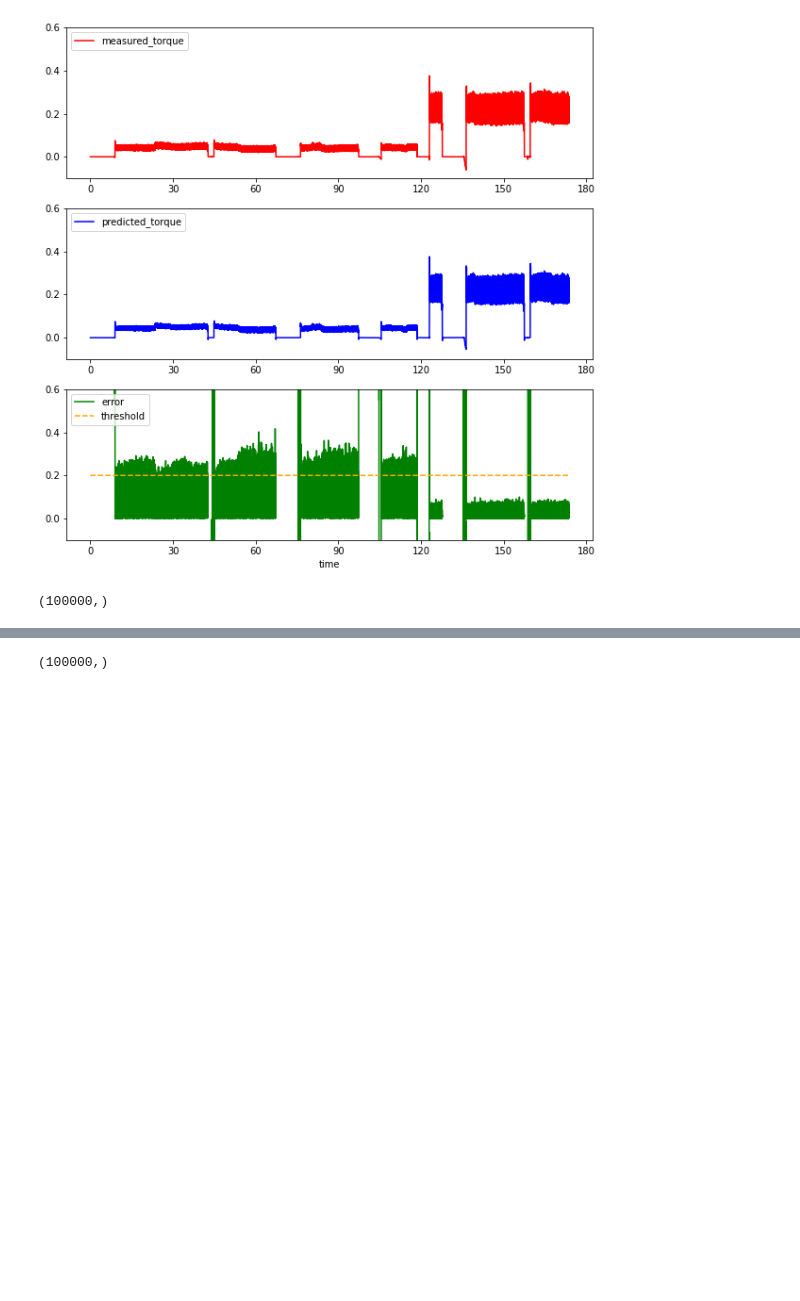
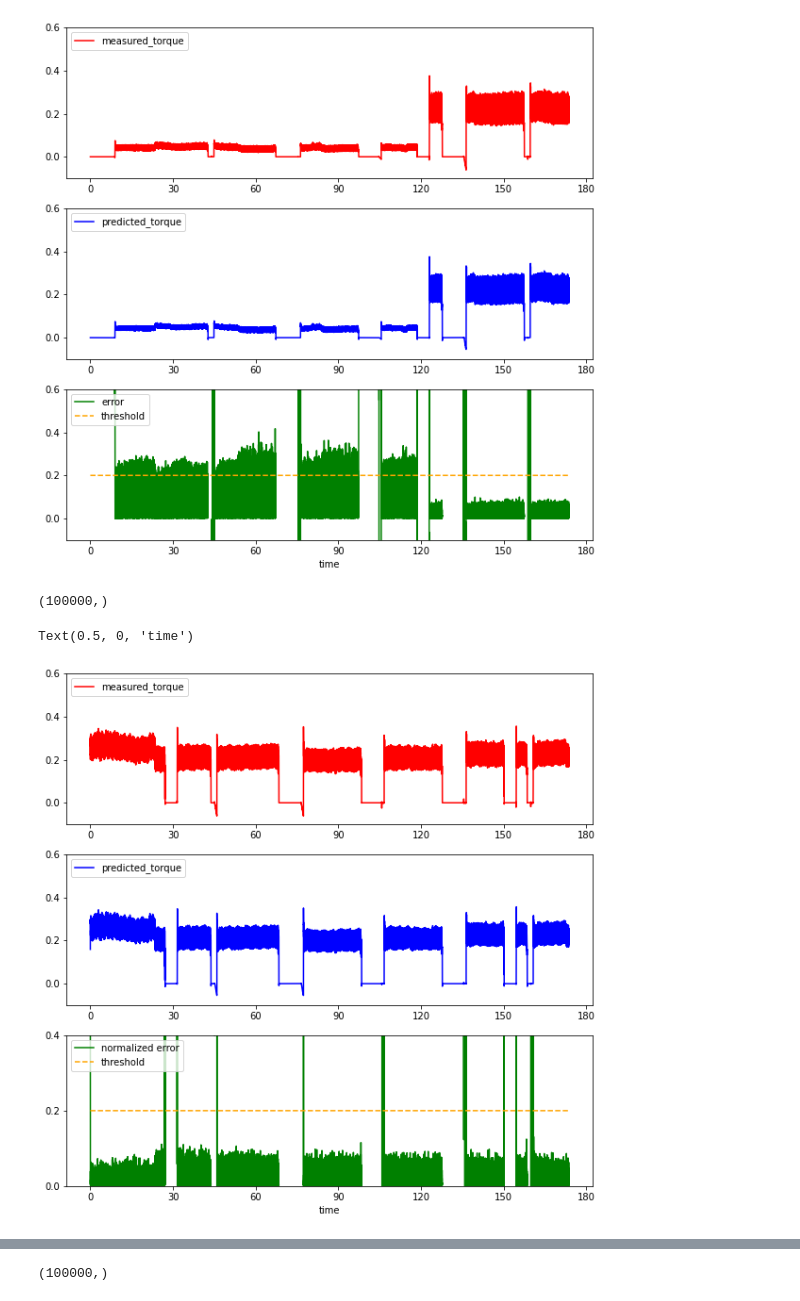
Before and after one commit to peeraponw/quick_move, a Jupyter notebook: merge.ipynb, the cells around one changed output, grey strips where cells are left out. Cells and saved outputs as stored; diff of their text form; code cells hidden in the pictures; blank space fills up the shorter version.

```diff
--- a/merge.ipynb
+++ b/merge.ipynb
@@ -717,9 +717,35 @@ plt.xlabel('time')
 Text(0.5, 0, 'time')
 [figure]
 # %%
-#fail1_d5
-test = trailling_feature(fail1_d5, window).values.reshape(-1, window+1, 1)
+# normal_d5
+test = trailling_feature(d5, window).values.reshape(-1, window+1, 1)
 pred = model.predict(test).reshape(-1, window+1)[:, 0]
 pred.shape
 # %% [output]
 (100000,)
+# %%
+threshold = 0.2
+plt.subplots(3,1,figsize=(10,10))
+
+plt.subplot(3,1,1)
+plt.plot(d5['time'], d5['tor'], 'r-', label='measured_torque')
+torque_plot_settings()
+plt.legend(loc='upper left')
+
+plt.subplot(3,1,2)
+plt.plot(d5['time'], pred, 'b-', label='predicted_torque')
+torque_plot_settings()
+plt.legend(loc='upper left')
+
+plt.subplot(3,1,3)
+err = abs(d5['tor'] - pred)/d5['tor']
+plt.plot(d5['time'], err, 'g-', label='normalized error')
+plt.plot(d5['time'], np.ones(d5['time'].shape)*threshold, '--', color='orange', label='threshold')
+
+torque_plot_settings()
+plt.legend(loc='upper left')
+plt.ylim([0, 0.4])
+plt.xlabel('time')
+# %% [output]
+Text(0.5, 0, 'time')
+[figure, added]
```
Also changed, not shown: parts of 13 cells of this notebook.
